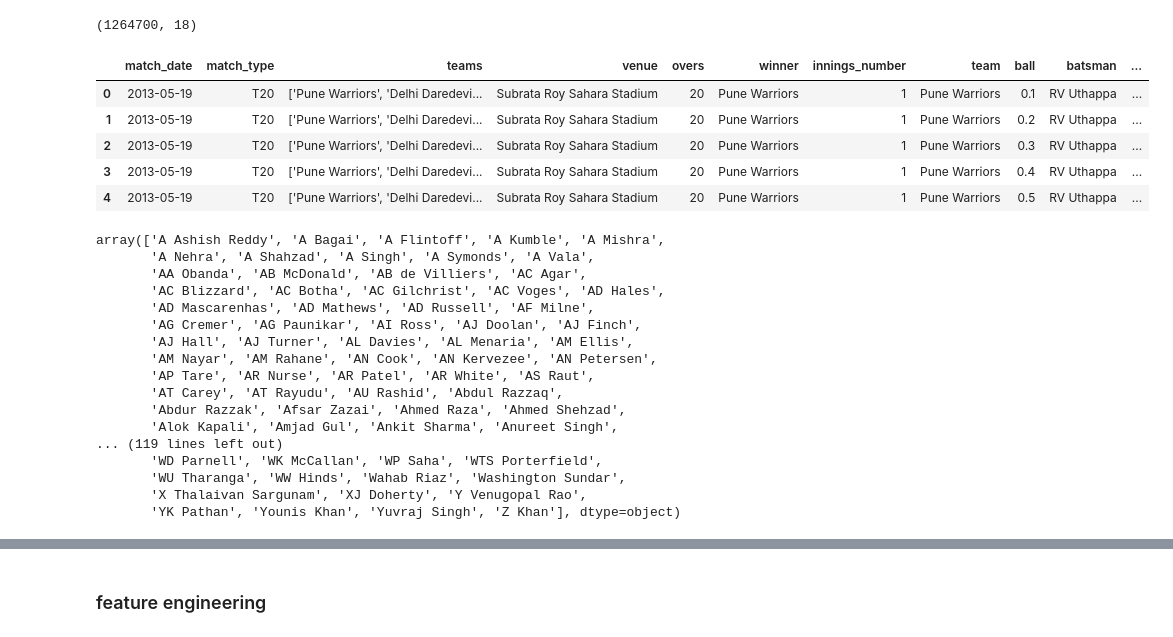
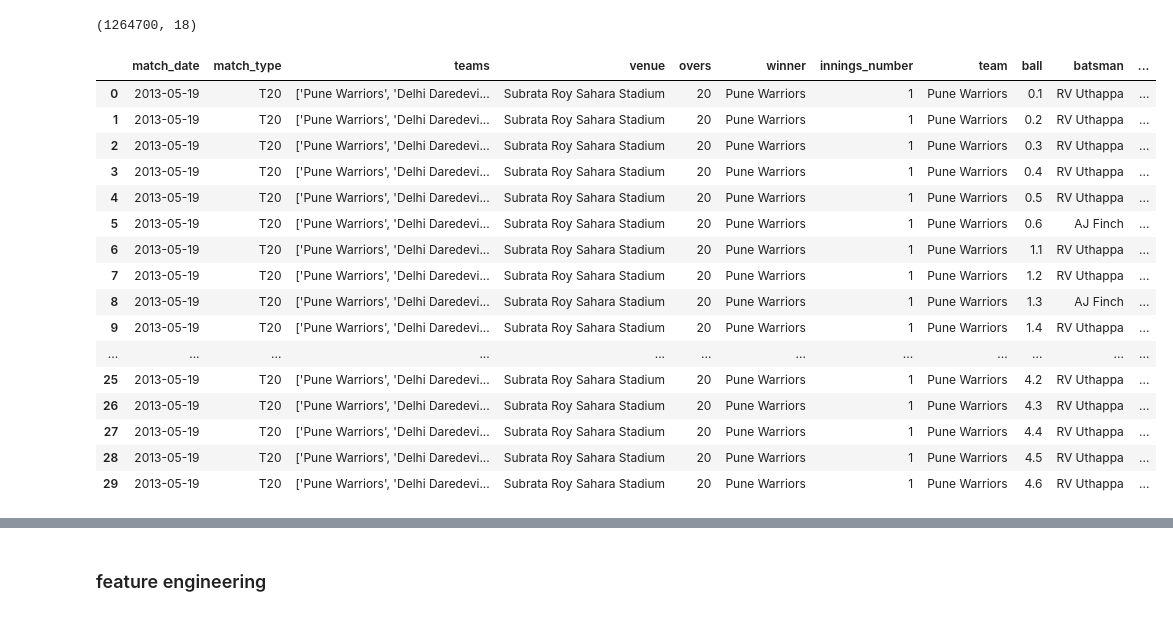
Before and after one commit to thilakghub/cricket, a Jupyter notebook: data-prep/Data_prep_trials.ipynb, the cells around one changed output, grey strips where cells are left out. Saved outputs shown, nothing was run; the diff lists cells and outputs as text; code cells hidden in the pictures.

```diff
--- a/data-prep/Data_prep_trials.ipynb
+++ b/data-prep/Data_prep_trials.ipynb
@@ -2,17 +2,28 @@
 import pandas as pd
 import numpy as np
 # %%
-master_odi_t20 = pd.read_csv("master_odi_t20.csv")
+master_odi_t20 = pd.read_csv("/Users/z001t72/Documents/Training/cricket/data-prep/master_odi_t20.csv")
 # %%
 master_odi_t20.shape
 # %% [output]
 (1264700, 18)
 # %%
-master_odi_t20.head()
+master_odi_t20.head(30)
 # %% [output]
 |  | match_date | match_type | teams | venue | overs | winner | innings_number | team | ball | batsman | ... |
 | 0 | 2013-05-19 | T20 | ['Pune Warriors', 'Delhi Daredevi... | Subrata Roy Sahara Stadium | 20 | Pune Warriors | 1 | Pune Warriors | 0.1 | RV Uthappa | ... |
 | 1 | 2013-05-19 | T20 | ['Pune Warriors', 'Delhi Daredevi... | Subrata Roy Sahara Stadium | 20 | Pune Warriors | 1 | Pune Warriors | 0.2 | RV Uthappa | ... |
 | 2 | 2013-05-19 | T20 | ['Pune Warriors', 'Delhi Daredevi... | Subrata Roy Sahara Stadium | 20 | Pune Warriors | 1 | Pune Warriors | 0.3 | RV Uthappa | ... |
 | 3 | 2013-05-19 | T20 | ['Pune Warriors', 'Delhi Daredevi... | Subrata Roy Sahara Stadium | 20 | Pune Warriors | 1 | Pune Warriors | 0.4 | RV Uthappa | ... |
 | 4 | 2013-05-19 | T20 | ['Pune Warriors', 'Delhi Daredevi... | Subrata Roy Sahara Stadium | 20 | Pune Warriors | 1 | Pune Warriors | 0.5 | RV Uthappa | ... |
+| 5 | 2013-05-19 | T20 | ['Pune Warriors', 'Delhi Daredevi... | Subrata Roy Sahara Stadium | 20 | Pune Warriors | 1 | Pune Warriors | 0.6 | AJ Finch | ... |
+| 6 | 2013-05-19 | T20 | ['Pune Warriors', 'Delhi Daredevi... | Subrata Roy Sahara Stadium | 20 | Pune Warriors | 1 | Pune Warriors | 1.1 | RV Uthappa | ... |
+| 7 | 2013-05-19 | T20 | ['Pune Warriors', 'Delhi Daredevi... | Subrata Roy Sahara Stadium | 20 | Pune Warriors | 1 | Pune Warriors | 1.2 | RV Uthappa | ... |
+| 8 | 2013-05-19 | T20 | ['Pune Warriors', 'Delhi Daredevi... | Subrata Roy Sahara Stadium | 20 | Pune Warriors | 1 | Pune Warriors | 1.3 | AJ Finch | ... |
+| 9 | 2013-05-19 | T20 | ['Pune Warriors', 'Delhi Daredevi... | Subrata Roy Sahara Stadium | 20 | Pune Warriors | 1 | Pune Warriors | 1.4 | RV Uthappa | ... |
+| ... | ... | ... | ... | ... | ... | ... | ... | ... | ... | ... | ... |
+| 25 | 2013-05-19 | T20 | ['Pune Warriors', 'Delhi Daredevi... | Subrata Roy Sahara Stadium | 20 | Pune Warriors | 1 | Pune Warriors | 4.2 | RV Uthappa | ... |
+| 26 | 2013-05-19 | T20 | ['Pune Warriors', 'Delhi Daredevi... | Subrata Roy Sahara Stadium | 20 | Pune Warriors | 1 | Pune Warriors | 4.3 | RV Uthappa | ... |
+| 27 | 2013-05-19 | T20 | ['Pune Warriors', 'Delhi Daredevi... | Subrata Roy Sahara Stadium | 20 | Pune Warriors | 1 | Pune Warriors | 4.4 | RV Uthappa | ... |
+| 28 | 2013-05-19 | T20 | ['Pune Warriors', 'Delhi Daredevi... | Subrata Roy Sahara Stadium | 20 | Pune Warriors | 1 | Pune Warriors | 4.5 | RV Uthappa | ... |
+| 29 | 2013-05-19 | T20 | ['Pune Warriors', 'Delhi Daredevi... | Subrata Roy Sahara Stadium | 20 | Pune Warriors | 1 | Pune Warriors | 4.6 | RV Uthappa | ... |
@@ -31,20 +45,2 @@ batsman_data = batsman_data.sort_values(['batsman', 'match_date'], ascending=[Tr
 # %%
-batsman_data['batsman'].unique()
+#len(batsman_data['batsman'].unique())
-# %% [output]
-array(['A Ashish Reddy', 'A Bagai', 'A Flintoff', 'A Kumble', 'A Mishra',
-       'A Nehra', 'A Shahzad', 'A Singh', 'A Symonds', 'A Vala',
-       'AA Obanda', 'AB McDonald', 'AB de Villiers', 'AC Agar',
-       'AC Blizzard', 'AC Botha', 'AC Gilchrist', 'AC Voges', 'AD Hales',
-       'AD Mascarenhas', 'AD Mathews', 'AD Russell', 'AF Milne',
-       'AG Cremer', 'AG Paunikar', 'AI Ross', 'AJ Doolan', 'AJ Finch',
-       'AJ Hall', 'AJ Turner', 'AL Davies', 'AL Menaria', 'AM Ellis',
-       'AM Nayar', 'AM Rahane', 'AN Cook', 'AN Kervezee', 'AN Petersen',
-       'AP Tare', 'AR Nurse', 'AR Patel', 'AR White', 'AS Raut',
-       'AT Carey', 'AT Rayudu', 'AU Rashid', 'Abdul Razzaq',
-       'Abdur Razzak', 'Afsar Zazai', 'Ahmed Raza', 'Ahmed Shehzad',
-       'Alok Kapali', 'Amjad Gul', 'Ankit Sharma', 'Anureet Singh',
-... (119 lines left out)
-       'WD Parnell', 'WK McCallan', 'WP Saha', 'WTS Porterfield',
-       'WU Tharanga', 'WW Hinds', 'Wahab Riaz', 'Washington Sundar',
-       'X Thalaivan Sargunam', 'XJ Doherty', 'Y Venugopal Rao',
-       'YK Pathan', 'Younis Khan', 'Yuvraj Singh', 'Z Khan'], dtype=object)
```
Also changed, not shown: parts of 17 cells of this notebook, 5 other files.
